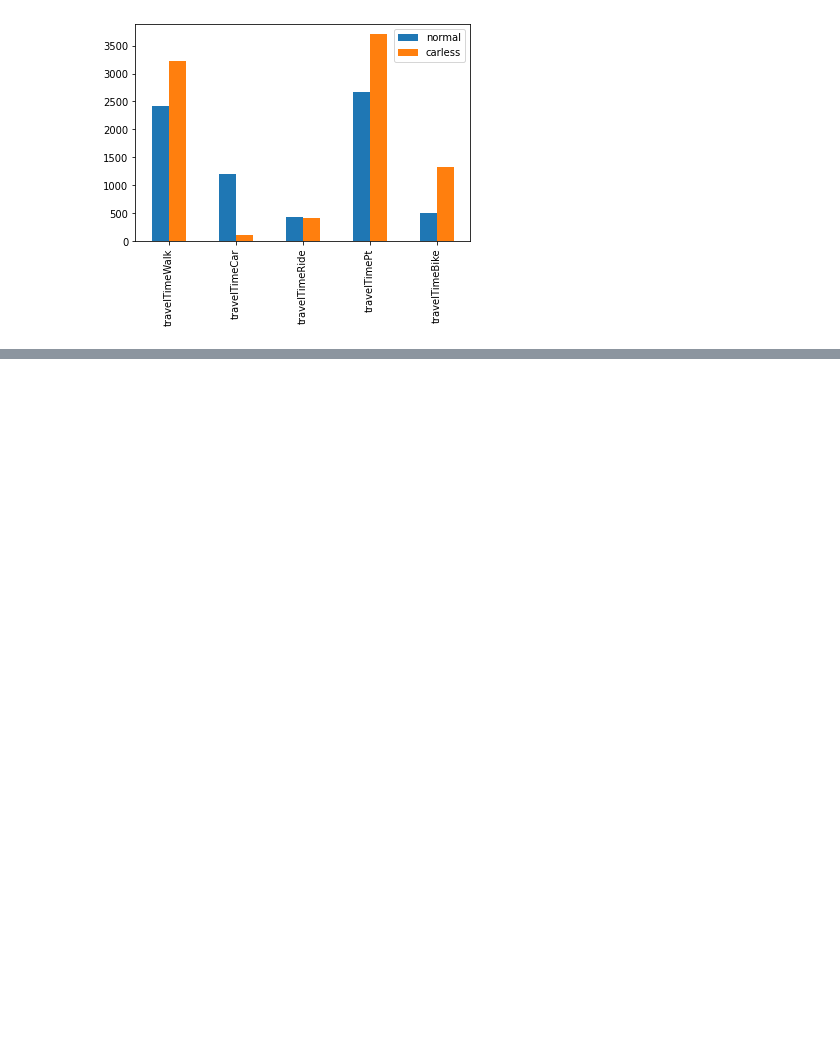
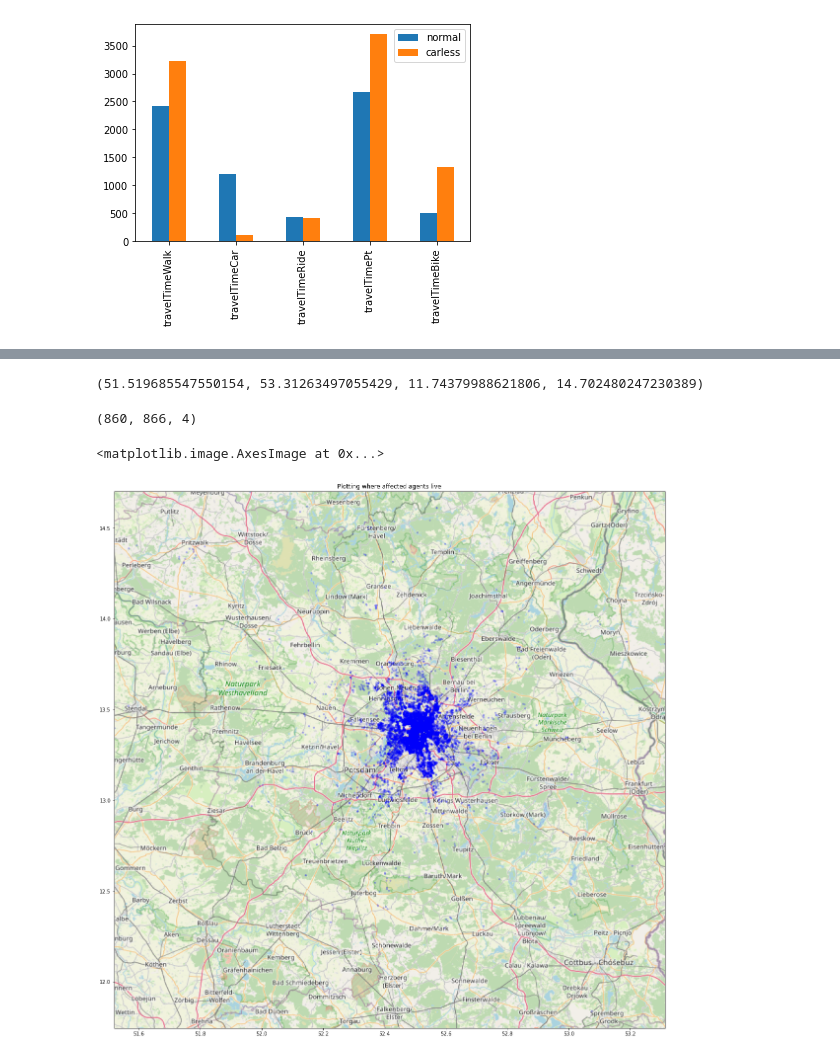
Before and after one commit to Rohrschacht/matsim-berlin, a Jupyter notebook: src/csv-analysis/analysis.ipynb, the cells around one changed output, grey strips where cells are left out. Drawn from its saved outputs; the diff is of its cells as text; code cells hidden in the pictures; blank space fills up the shorter version.

Commit message:
add where do agents live on a map to csv analysis

```diff
--- a/src/csv-analysis/analysis.ipynb
+++ b/src/csv-analysis/analysis.ipynb
@@ -3,3 +5,5 @@ import pandas as pd
+# %%
+projTransformer = Transformer.from_crs("epsg:31468", "epsg:4326")
 # %%
 carless_data = pd.read_csv("matsim-berlin-run-carless-ring-3_20220701-181409.csv")
 normal_data = pd.read_csv("matsim-berlin-run-2_20220701-184547.csv")
@@ -108,3 +112,16 @@ time_spent_combined_for_plot.plot.bar()
 # %% [output]
 <AxesSubplot:>
 [figure]
+# %%
+coordinates_per_person_affected = carless_data[carless_data["isAffected"]][["coordX", "coordY"]]
+
+
+def convertCoords(row):
+    # x2, y2 = pyproj.transform(inProj, outProj, row['coordX'], row['coordY'])
+    x2, y2 = projTransformer.transform(row["coordY"], row["coordX"])
+    return pd.Series({'longitude': x2, 'latitude': y2})
+
+
+coordinates_per_person_affected[["longitude", "latitude"]] = coordinates_per_person_affected.apply(convertCoords,
+                                                                                                   axis=1)
+coordinates_per_person_affected
@@ -110,0 +142,28 @@ time_spent_combined_for_plot.plot.bar()
+# %%
+BBox = (coordinates_per_person_affected.longitude.min(), coordinates_per_person_affected.longitude.max(),
+        coordinates_per_person_affected.latitude.min(), coordinates_per_person_affected.latitude.max())
+BBox
+# %% [output]
+(51.519685547550154, 53.31263497055429, 11.74379988621806, 14.702480247230389)
+# %%
+berlin_png = plt.imread("berlin.png")
+berlin_png.shape
+# %% [output]
+(860, 866, 4)
+# %%
+fig, ax = plt.subplots(figsize=(20, 20))
+# plt.figure(figsize=(20, 20))
+# fig, ax = plt.subplots()
+
+ax.scatter(coordinates_per_person_affected.longitude, coordinates_per_person_affected.latitude, zorder=1, alpha=0.2,
+           c='b', s=10)
+ax.set_title('Plotting where affected agents live')
+ax.set_xlim(BBox[0], BBox[1])
+ax.set_ylim(BBox[2], BBox[3])
+# ax.axis("equal")
+ax.imshow(berlin_png, zorder=0, extent=BBox, aspect='auto')
+# ax.imshow(berlin_png, zorder=0, extent=BBox)
+# ax.imshow(berlin_png, zorder=0, aspect='equal')
+# %% [output]
+<matplotlib.image.AxesImage at 0x...>
+[figure, added]
```
Also changed, not shown: parts of 2 cells of this notebook, 3 other files.
